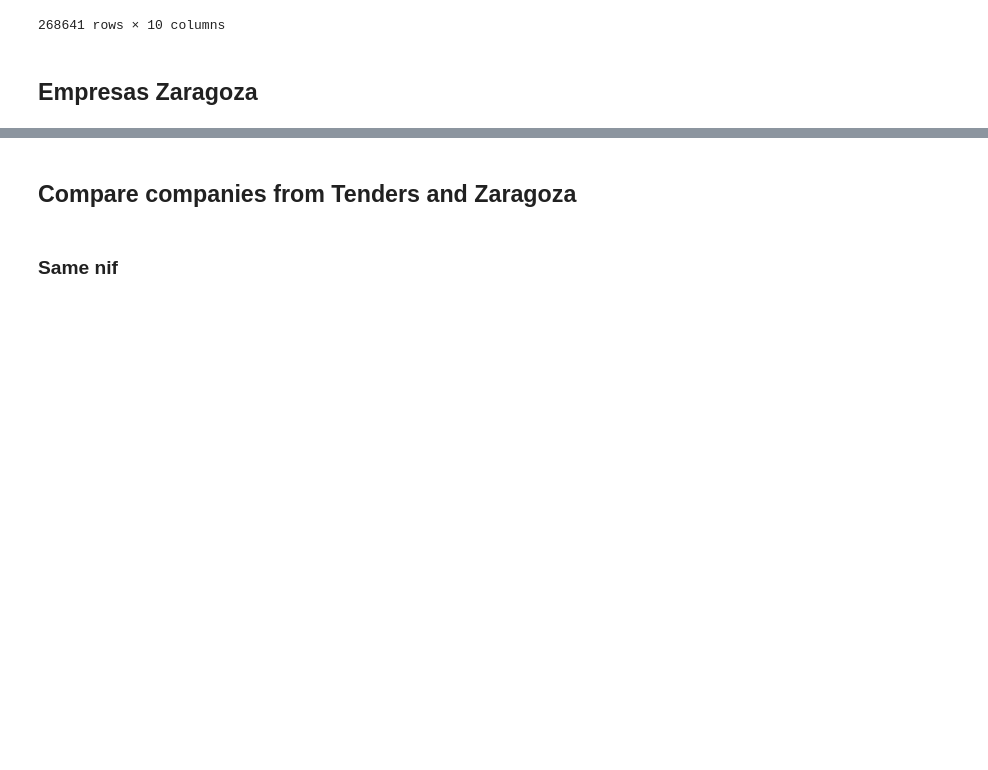
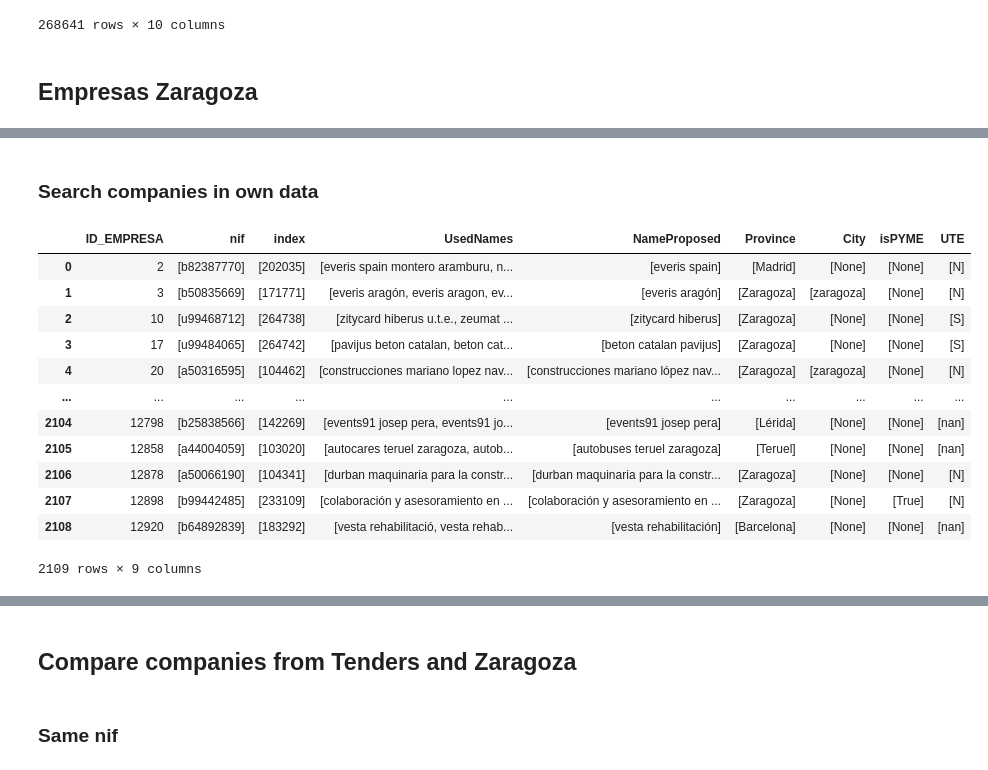
Before and after one commit to nextprocurement/NP-Company-Process, a Jupyter notebook: _test_company_proc.ipynb, the cells around one changed output, grey strips where cells are left out. Drawn from its saved outputs; the diff is of its cells as text; code cells hidden in the pictures; blank space fills up the shorter version.

Commit message:
Stats zaragoza

```diff
--- a/_test_company_proc.ipynb
+++ b/_test_company_proc.ipynb
@@ -602,11 +523,11 @@ merged_global["comp_type"] = merged_global["comp_type"].apply(
 #     ]
 # ]
 # %%
-# provisional_company_info.to_parquet("provisional_company_info.parquet")
-# utes.to_parquet("utes.parquet")
+# provisional_company_info.to_parquet("data/provisional_company_info.parquet")
+# utes.to_parquet("data/utes.parquet")
 
-provisional_company_info = pd.read_parquet("provisional_company_info.parquet")
-utes = pd.read_parquet("utes.parquet")
+provisional_company_info = pd.read_parquet("data/provisional_company_info.parquet")
+utes = pd.read_parquet("data/utes.parquet")
 # %%
 provisional_company_info
 # %% [output]
@@ -627,0 +655,50 @@ provisional_company_info
+# %% [markdown]
+### Search companies in own data
+# %%
+own_info = provisional_company_info[
+    ["NIF", "UsedNames", "NameProposed", "Province", "City", "isPYME"]
+].rename(columns={"NIF": "nif"})
+own_info["UsedNames"] = own_info["UsedNames"].apply(list)
+emp_zgz["UsedNames"] = emp_zgz[["empresa", "empresa_proc"]].apply(
+    lambda x: [x[0], x[1]], axis=1
+)
+# %%
+# Buscar por NIF
+nifs_usados = own_info.reset_index()
+nif_zgz = emp_zgz[["ID_EMPRESA", "nif", "UTE", "empresa", "UsedNames"]]
+found_by_nif = pd.merge(
+    nif_zgz, nifs_usados, left_on="nif", right_on="nif", how="inner"
+)
+found_by_nif["UsedNames"] = found_by_nif[["UsedNames_x", "UsedNames_y"]].sum(axis=1)
+found_by_nif = (
+    found_by_nif.groupby("ID_EMPRESA")
+    .agg(
+        {
+            "nif": set,
+            "index": set,
+            "UsedNames": sum,
+            "NameProposed": set,
+            "Province": set,
+            "City": set,
+            "isPYME": set,
+            "UTE": set,
+        }
+    )
+    .applymap(lambda x: list(set(x)))
+    .reset_index()
+)
+found_by_nif
+# %% [output]
+|  | ID_EMPRESA | nif | index | UsedNames | NameProposed | Province | City | isPYME | UTE |
+| 0 | 2 | [b82387770] | [202035] | [everis spain montero aramburu, n... | [everis spain] | [Madrid] | [None] | [None] | [N] |
+| 1 | 3 | [b50835669] | [171771] | [everis aragón, everis aragon, ev... | [everis aragón] | [Zaragoza] | [zaragoza] | [None] | [N] |
+| 2 | 10 | [u99468712] | [264738] | [zitycard hiberus u.t.e., zeumat ... | [zitycard hiberus] | [Zaragoza] | [None] | [None] | [S] |
+| 3 | 17 | [u99484065] | [264742] | [pavijus beton catalan, beton cat... | [beton catalan pavijus] | [Zaragoza] | [None] | [None] | [S] |
+| 4 | 20 | [a50316595] | [104462] | [construcciones mariano lopez nav... | [construcciones mariano lópez nav... | [Zaragoza] | [zaragoza] | [None] | [N] |
+| ... | ... | ... | ... | ... | ... | ... | ... | ... | ... |
+| 2104 | 12798 | [b25838566] | [142269] | [events91 josep pera, events91 jo... | [events91 josep pera] | [Lérida] | [None] | [None] | [nan] |
+| 2105 | 12858 | [a44004059] | [103020] | [autocares teruel zaragoza, autob... | [autobuses teruel zaragoza] | [Teruel] | [None] | [None] | [nan] |
+| 2106 | 12878 | [a50066190] | [104341] | [durban maquinaria para la constr... | [durban maquinaria para la constr... | [Zaragoza] | [None] | [None] | [N] |
+| 2107 | 12898 | [b99442485] | [233109] | [colaboración y asesoramiento en ... | [colaboración y asesoramiento en ... | [Zaragoza] | [None] | [True] | [N] |
+| 2108 | 12920 | [b64892839] | [183292] | [vesta rehabilitació, vesta rehab... | [vesta rehabilitación] | [Barcelona] | [None] | [None] | [nan] |
+2109 rows × 9 columns
```
Also changed, not shown: parts of 40 cells of this notebook, 3 other files.
